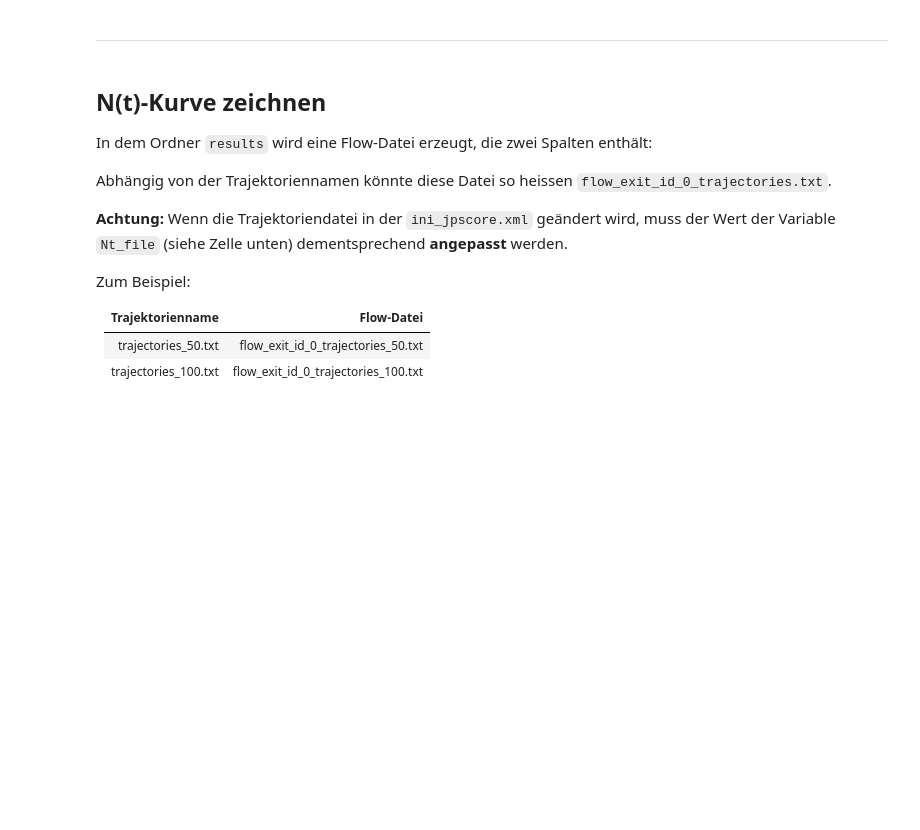
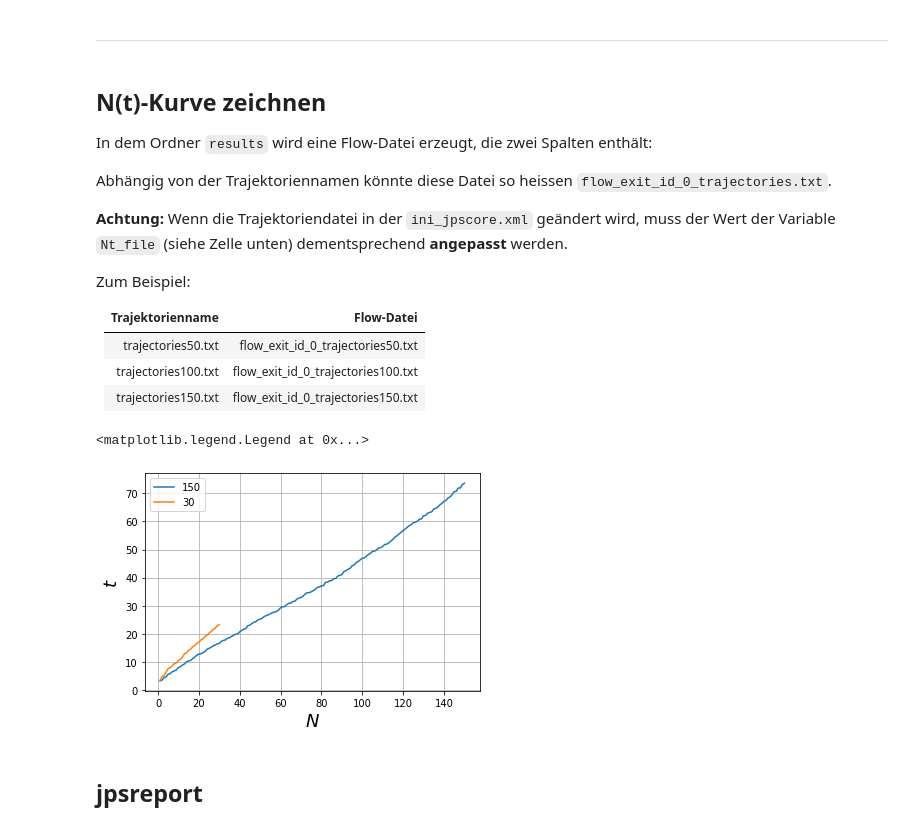
Before and after one commit to chraibi/notebooks, a Jupyter notebook: 01_run.ipynb, the cells around one changed output. Drawn from its saved outputs; the diff is of its cells as text; code cells hidden in the pictures; blank space fills up the shorter version.

```diff
--- a/01_run.ipynb
+++ b/01_run.ipynb
@@ -85,5 +96,26 @@ Zum Beispiel:
 
 | Trajektorienname  |  Flow-Datei |
 | ------------- |:-------------:|
-| trajectories_50.txt | flow_exit_id_0_trajectories_50.txt|
-| trajectories_100.txt | flow_exit_id_0_trajectories_100.txt|
+| trajectories50.txt | flow_exit_id_0_trajectories50.txt|
+| trajectories100.txt | flow_exit_id_0_trajectories100.txt|
+| trajectories150.txt | flow_exit_id_0_trajectories150.txt|
+# %%
+%run libs/imports
+%matplotlib inline
+import glob
+files = glob.glob("results/flow*.txt")
+
+for f in files:
+    print()
+    data = np.loadtxt(f)
+    plt.plot(data[:, 1],data[:,0],label=f.split("_")[-1].split("trajectories.txt")[0])
+
+plt.ylabel("$t$", size=18)
+plt.xlabel("$N$", size=18)
+plt.grid()
+plt.legend()
+# %% [output]
+<matplotlib.legend.Legend at 0x...>
+[figure, added]
+# %% [markdown]
+## jpsreport
```
Also changed, not shown: parts of 10 cells of this notebook, 3 other files.
